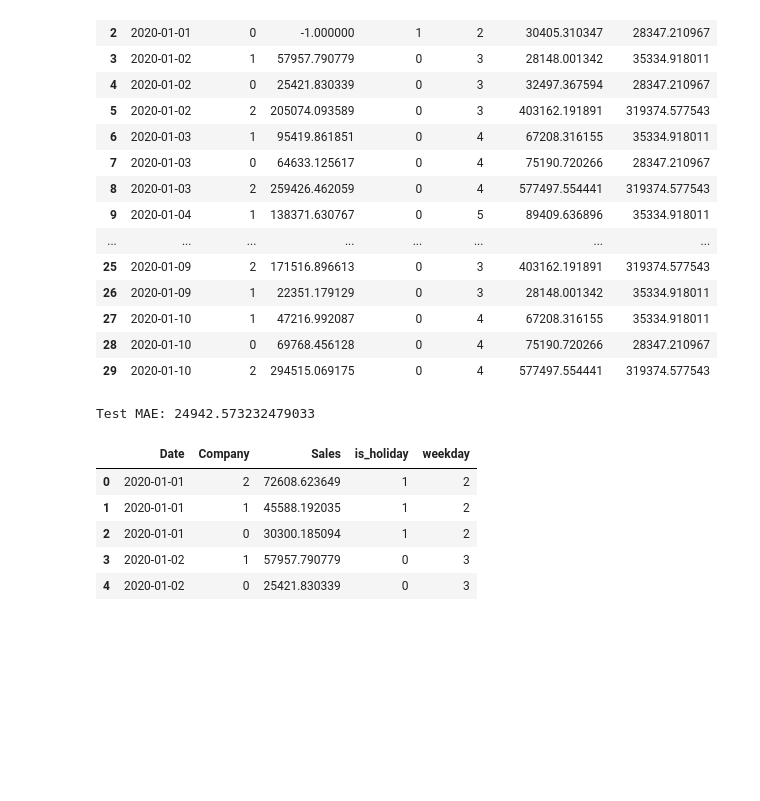
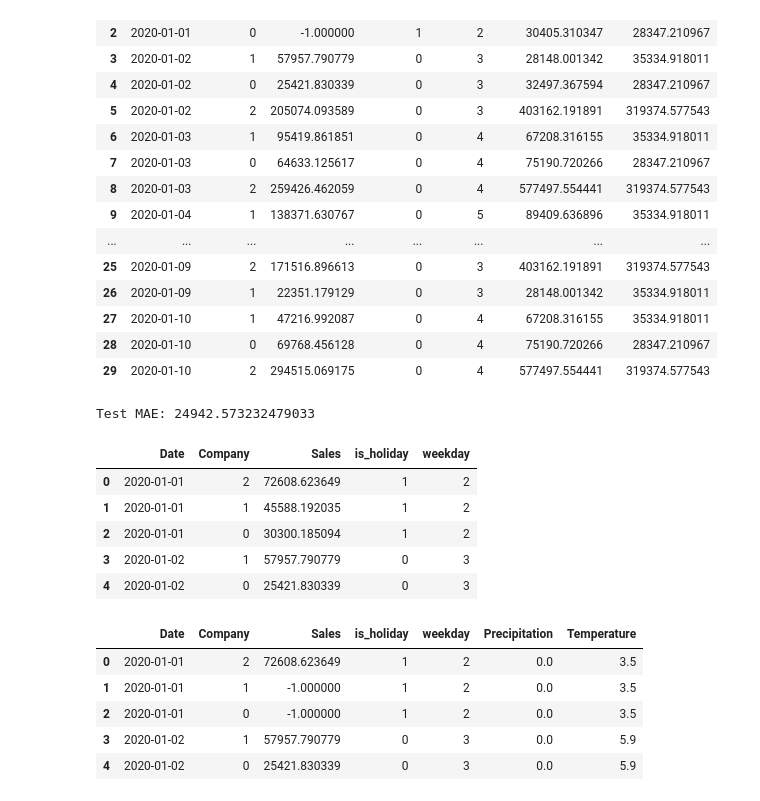
Before and after one commit to aluxf/ml-sales-forecasting, a Jupyter notebook: notebooks/preprocessing.ipynb, the cells around one changed output. Cells and saved outputs as stored; diff of their text form; code cells hidden in the pictures; blank space fills up the shorter version.

Commit message:
Smhi data feature and correlation

```diff
--- a/notebooks/preprocessing.ipynb
+++ b/notebooks/preprocessing.ipynb
@@ -294,3 +292,20 @@ Test MAE: 24942.573232479033
 | 2 | 2020-01-01 | 0 | 30300.185094 | 1 | 2 |
 | 3 | 2020-01-02 | 1 | 57957.790779 | 0 | 3 |
 | 4 | 2020-01-02 | 0 | 25421.830339 | 0 | 3 |
+# %%
+'SMHI'
+
+base_data = pd.read_csv("../csv/processed/train_base.csv")
+smhi_data = pd.read_csv("../csv/raw/smhi.csv")
+
+smhi_df = pd.merge(base_data, smhi_data, how='outer', on='Date')
+
+smhi_df.to_csv('../csv/processed/base_smhi.csv', index=False)
+smhi_df.head()
+# %% [output]
+|  | Date | Company | Sales | is_holiday | weekday | Precipitation | Temperature |
+| 0 | 2020-01-01 | 2 | 72608.623649 | 1 | 2 | 0.0 | 3.5 |
+| 1 | 2020-01-01 | 1 | -1.000000 | 1 | 2 | 0.0 | 3.5 |
+| 2 | 2020-01-01 | 0 | -1.000000 | 1 | 2 | 0.0 | 3.5 |
+| 3 | 2020-01-02 | 1 | 57957.790779 | 0 | 3 | 0.0 | 5.9 |
+| 4 | 2020-01-02 | 0 | 25421.830339 | 0 | 3 | 0.0 | 5.9 |
```
Also changed, not shown: parts of 2 cells of this notebook, 6 other files.
